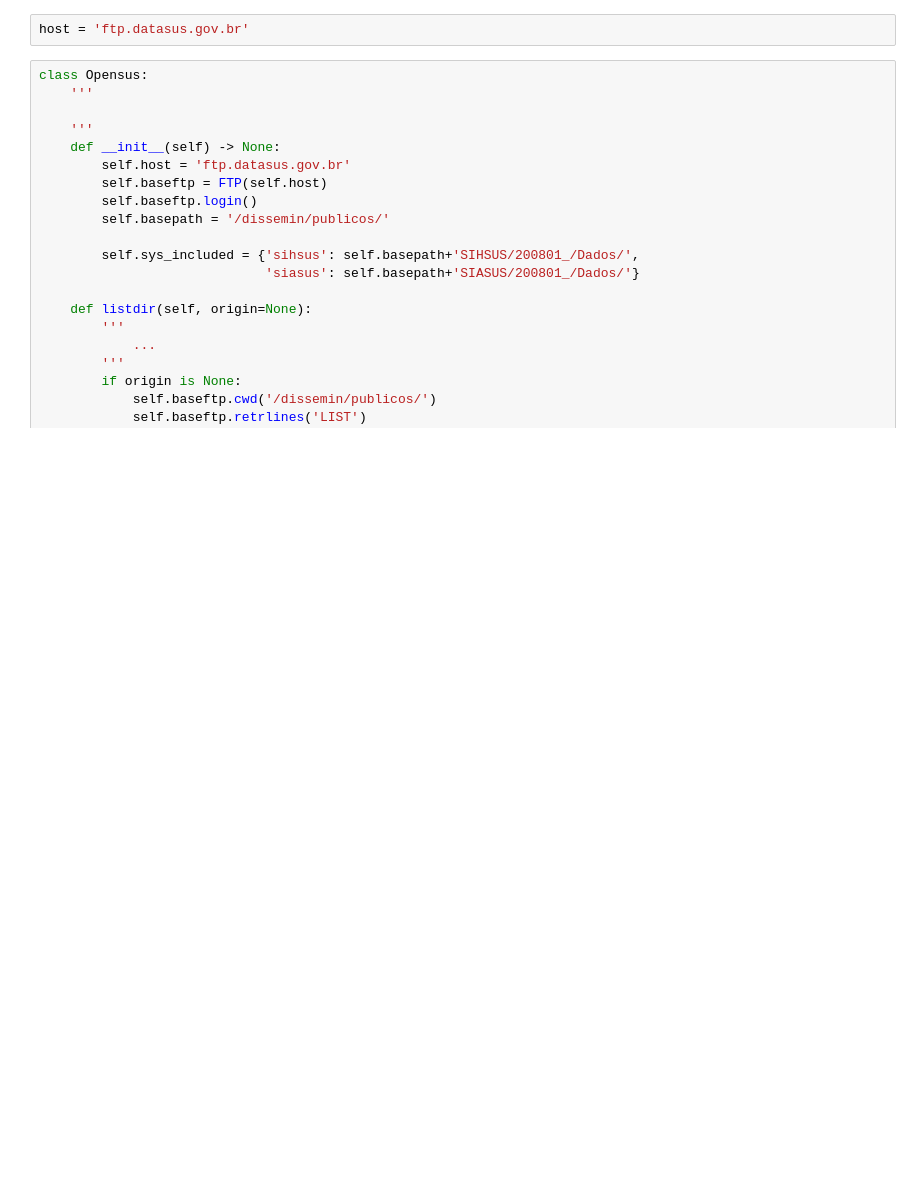
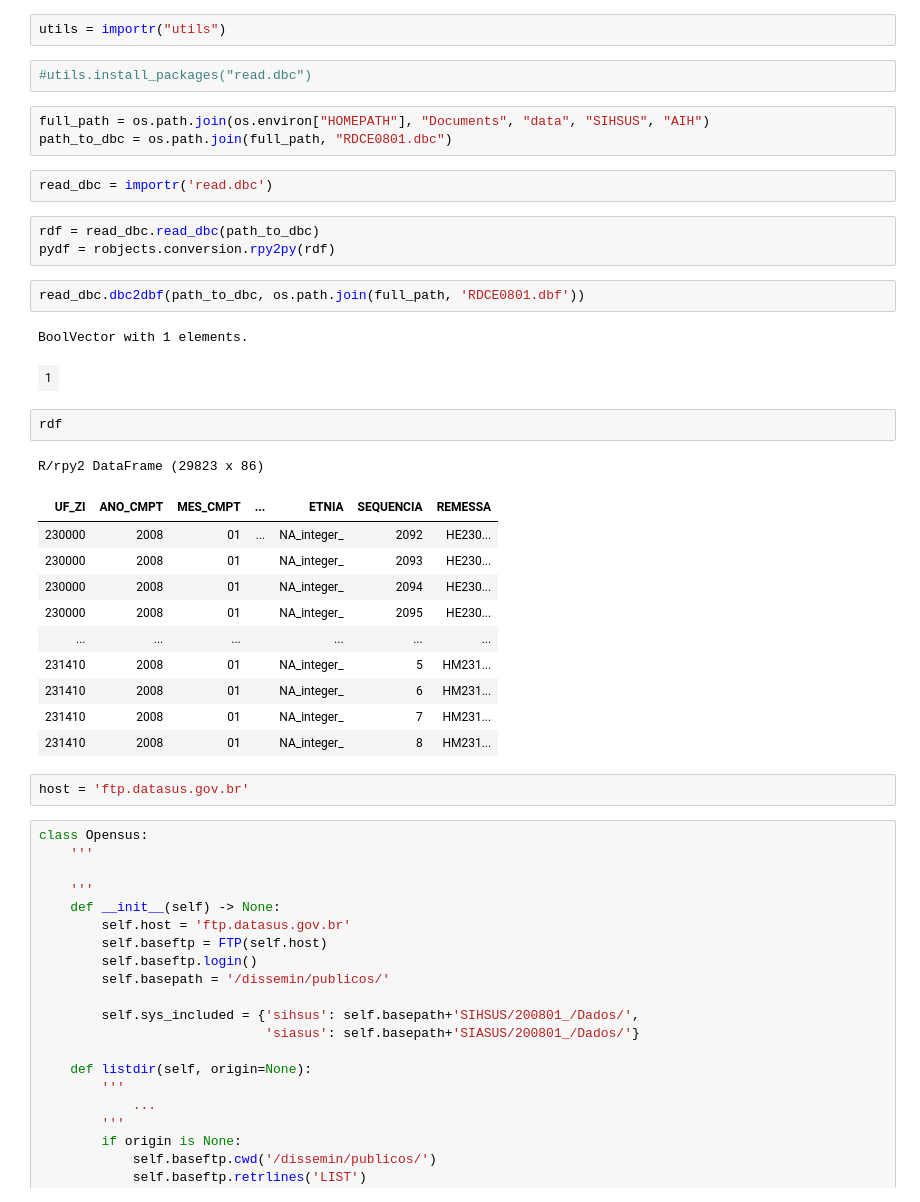
Before and after one commit to humbertocarmona/pyopensus, a Jupyter notebook: notebooks/preliminar.ipynb, the cells around one changed output. Saved outputs shown, nothing was run; the diff lists cells and outputs as text; blank space fills up the shorter version.

```diff
--- a/notebooks/preliminar.ipynb
+++ b/notebooks/preliminar.ipynb
@@ -7,3 +18,34 @@ from pyopensus import Opensus
+# %%
+utils = importr("utils")
+# %%
+#utils.install_packages("read.dbc")
+# %%
+full_path = os.path.join(os.environ["HOMEPATH"], "Documents", "data", "SIHSUS", "AIH")
+path_to_dbc = os.path.join(full_path, "RDCE0801.dbc")
+# %%
+read_dbc = importr('read.dbc')
+# %%
+rdf = read_dbc.read_dbc(path_to_dbc)
+pydf = robjects.conversion.rpy2py(rdf)
+# %%
+read_dbc.dbc2dbf(path_to_dbc, os.path.join(full_path, 'RDCE0801.dbf'))
+# %% [output]
+BoolVector with 1 elements.
+| 1 |
+# %%
+rdf
+# %% [output]
+R/rpy2 DataFrame (29823 x 86)
+| UF_ZI | ANO_CMPT | MES_CMPT | ... | ETNIA | SEQUENCIA | REMESSA |
+| 230000 | 2008 | 01 | ... | NA_integer_ | 2092 | HE230... |
+| 230000 | 2008 | 01 |  | NA_integer_ | 2093 | HE230... |
+| 230000 | 2008 | 01 |  | NA_integer_ | 2094 | HE230... |
+| 230000 | 2008 | 01 |  | NA_integer_ | 2095 | HE230... |
+| ... | ... | ... |  | ... | ... | ... |
+| 231410 | 2008 | 01 |  | NA_integer_ | 5 | HM231... |
+| 231410 | 2008 | 01 |  | NA_integer_ | 6 | HM231... |
+| 231410 | 2008 | 01 |  | NA_integer_ | 7 | HM231... |
+| 231410 | 2008 | 01 |  | NA_integer_ | 8 | HM231... |
 # %%
 host = 'ftp.datasus.gov.br'
 # %%
```
Also changed, not shown: parts of 16 cells of this notebook.
